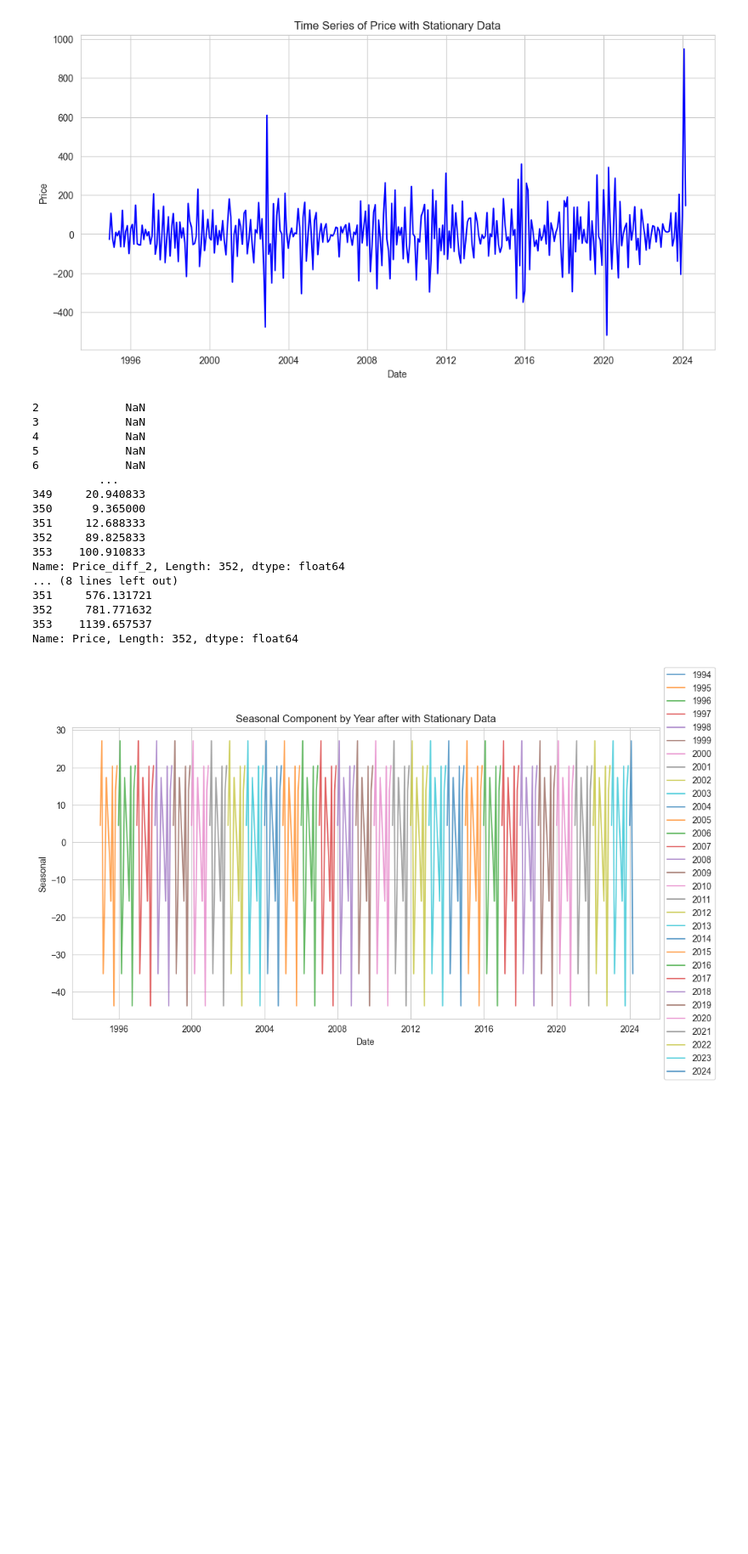
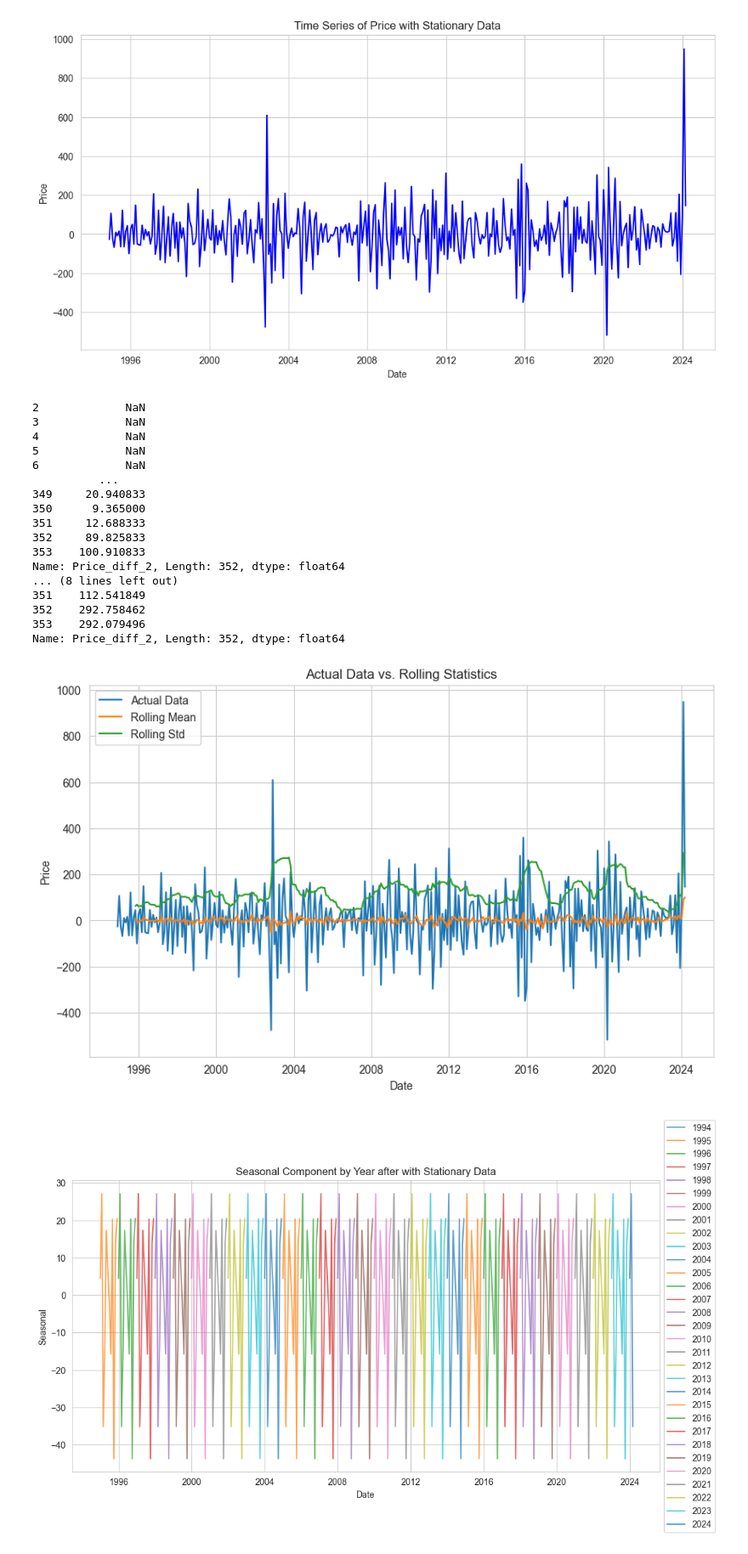
Before and after one commit to AshrafHussain23/Statistics_Project, a Jupyter notebook: Stats_PartA_Time_Series_Ashraf.ipynb, the cells around one changed output. Shown at 85% size. Saved outputs shown, nothing was run; the diff lists cells and outputs as text; code cells hidden in the pictures; blank space fills up the shorter version.

```diff
--- a/Stats_PartA_Time_Series_Ashraf.ipynb
+++ b/Stats_PartA_Time_Series_Ashraf.ipynb
@@ -272,12 +272,12 @@ plt.show()
 # Calculate Rolling Statistics after making the data stationary
 
 # Rolling Mean
-rolling_mean = df['Price_diff_2'].rolling(window=12).mean()
-print(rolling_mean)
+rolling_mean_2 = df['Price_diff_2'].rolling(window=12).mean()
+print(rolling_mean_2)
 
 # Rolling Standard Deviation
-rolling_std = df['Price'].rolling(window=12).std()
-print(rolling_std)
+rolling_std_2 = df['Price_diff_2'].rolling(window=12).std()
+print(rolling_std_2)
 # %% [output]
 2             NaN
 3             NaN
@@ -292,10 +292,28 @@ print(rolling_std)
 353    100.910833
 Name: Price_diff_2, Length: 352, dtype: float64
 ... (8 lines left out)
-351     576.131721
-352     781.771632
-353    1139.657537
-Name: Price, Length: 352, dtype: float64
+351    112.541849
+352    292.758462
+353    292.079496
+Name: Price_diff_2, Length: 352, dtype: float64
+# %%
+# Plot graph for relation between actual data vs rolling statistics
+sns.set_style("whitegrid")
+
+plt.figure(figsize=(10, 6))
+
+sns.lineplot(x='Date', y='Price_diff_2', data=df, label='Actual Data')
+sns.lineplot(x='Date', y=rolling_mean_2, data=df, label='Rolling Mean')
+sns.lineplot(x='Date', y=rolling_std_2, data=df, label='Rolling Std')
+
+plt.title('Actual Data vs. Rolling Statistics')
+plt.xlabel('Date')
+plt.ylabel('Price')
+plt.legend()
+
+plt.show()
+# %% [output]
+[figure, added]
 # %%
 # Check for seasonal decompose after making the data stationary
 decomp = seasonal_decompose(df['Price_diff_2'], period=12)
```
